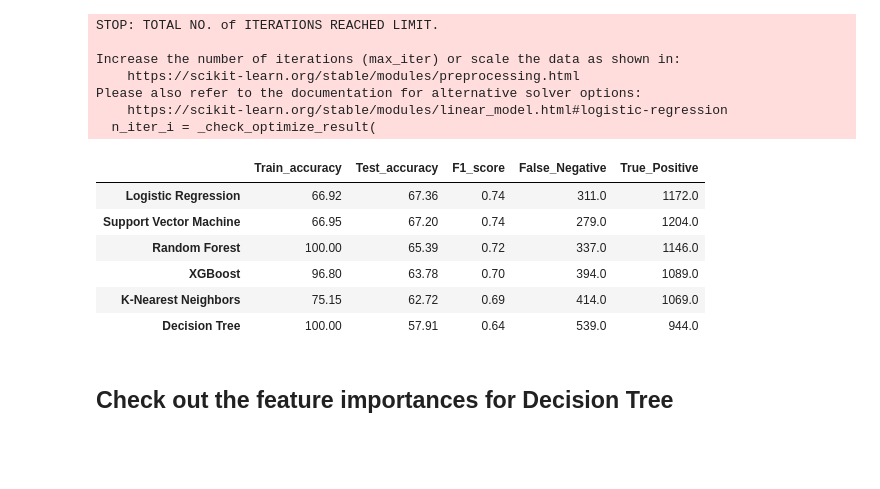
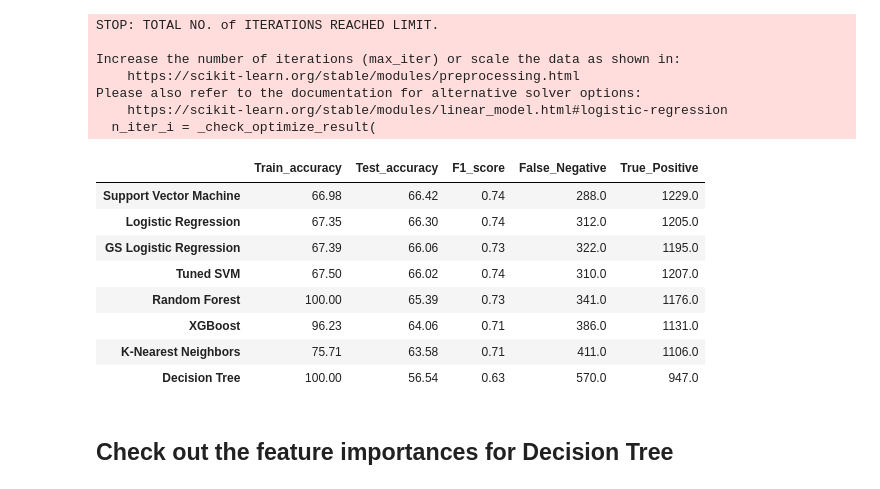
Before and after one commit to RipPhillip/ELO_Backup, a Jupyter notebook: Code.ipynb, the cells around one changed output. Drawn from its saved outputs; the diff is of its cells as text; code cells hidden in the pictures; blank space fills up the shorter version.

```diff
--- a/Code.ipynb
+++ b/Code.ipynb
@@ -1122,15 +1102,17 @@ Please also refer to the documentation for alternative solver options:
     https://scikit-learn.org/stable/modules/linear_model.html#logistic-regression
   n_iter_i = _check_optimize_result(
 # %%
-results.sort_values(by= ['F1_score'], ascending= False)
+results.sort_values(by= ['Test_accuracy'], ascending= False)
 # %% [output]
 |  | Train_accuracy | Test_accuracy | F1_score | False_Negative | True_Positive |
-| Logistic Regression | 66.92 | 67.36 | 0.74 | 311.0 | 1172.0 |
-| Support Vector Machine | 66.95 | 67.20 | 0.74 | 279.0 | 1204.0 |
-| Random Forest | 100.00 | 65.39 | 0.72 | 337.0 | 1146.0 |
-| XGBoost | 96.80 | 63.78 | 0.70 | 394.0 | 1089.0 |
-| K-Nearest Neighbors | 75.15 | 62.72 | 0.69 | 414.0 | 1069.0 |
-| Decision Tree | 100.00 | 57.91 | 0.64 | 539.0 | 944.0 |
+| Support Vector Machine | 66.98 | 66.42 | 0.74 | 288.0 | 1229.0 |
+| Logistic Regression | 67.35 | 66.30 | 0.74 | 312.0 | 1205.0 |
+| GS Logistic Regression | 67.39 | 66.06 | 0.73 | 322.0 | 1195.0 |
+| Tuned SVM | 67.50 | 66.02 | 0.74 | 310.0 | 1207.0 |
+| Random Forest | 100.00 | 65.39 | 0.73 | 341.0 | 1176.0 |
+| XGBoost | 96.23 | 64.06 | 0.71 | 386.0 | 1131.0 |
+| K-Nearest Neighbors | 75.71 | 63.58 | 0.71 | 411.0 | 1106.0 |
+| Decision Tree | 100.00 | 56.54 | 0.63 | 570.0 | 947.0 |
 # %% [markdown]
 ## Check out the feature importances for Decision Tree
 # %%
```
Also changed, not shown: parts of 52 cells of this notebook, 16 other files.
